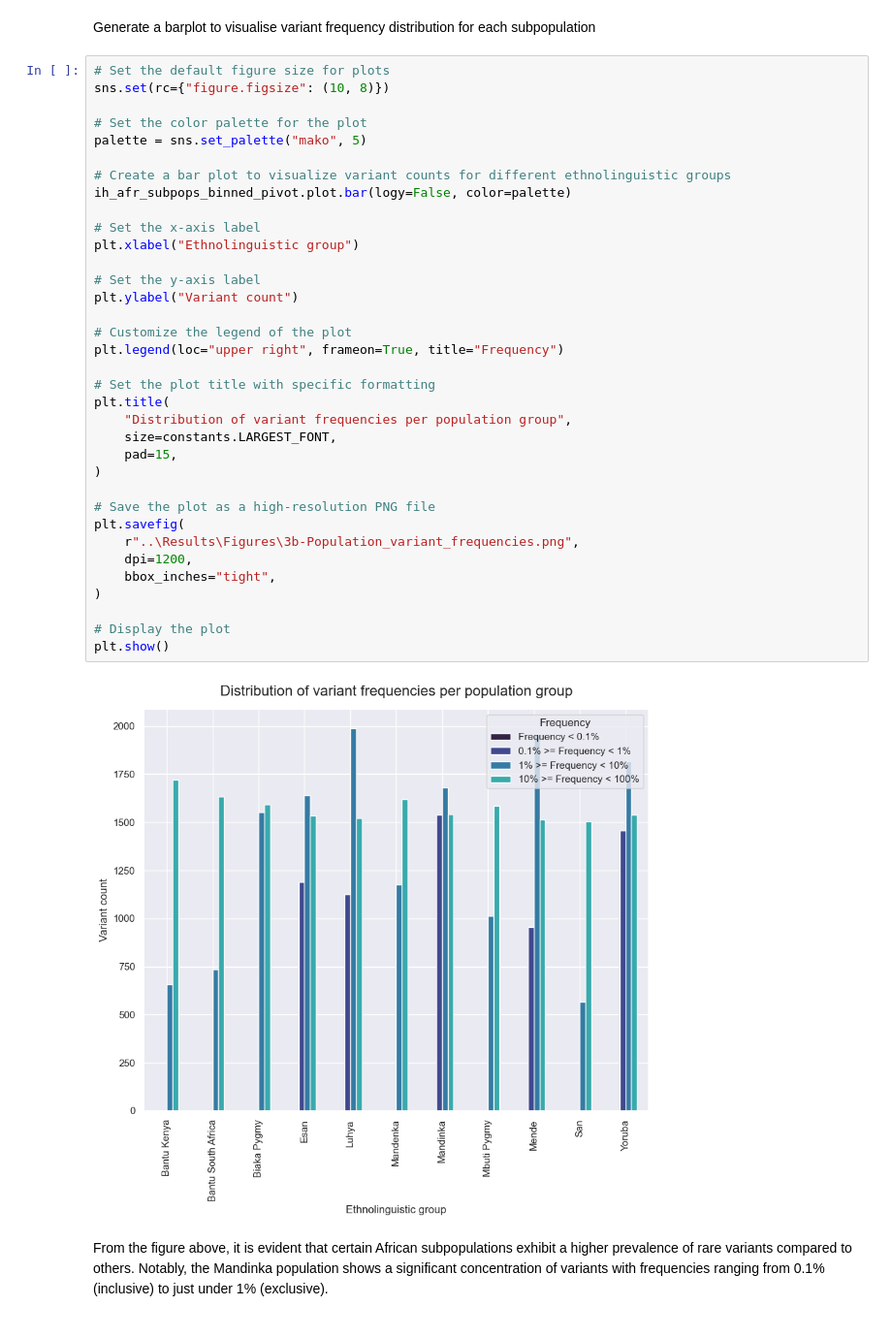
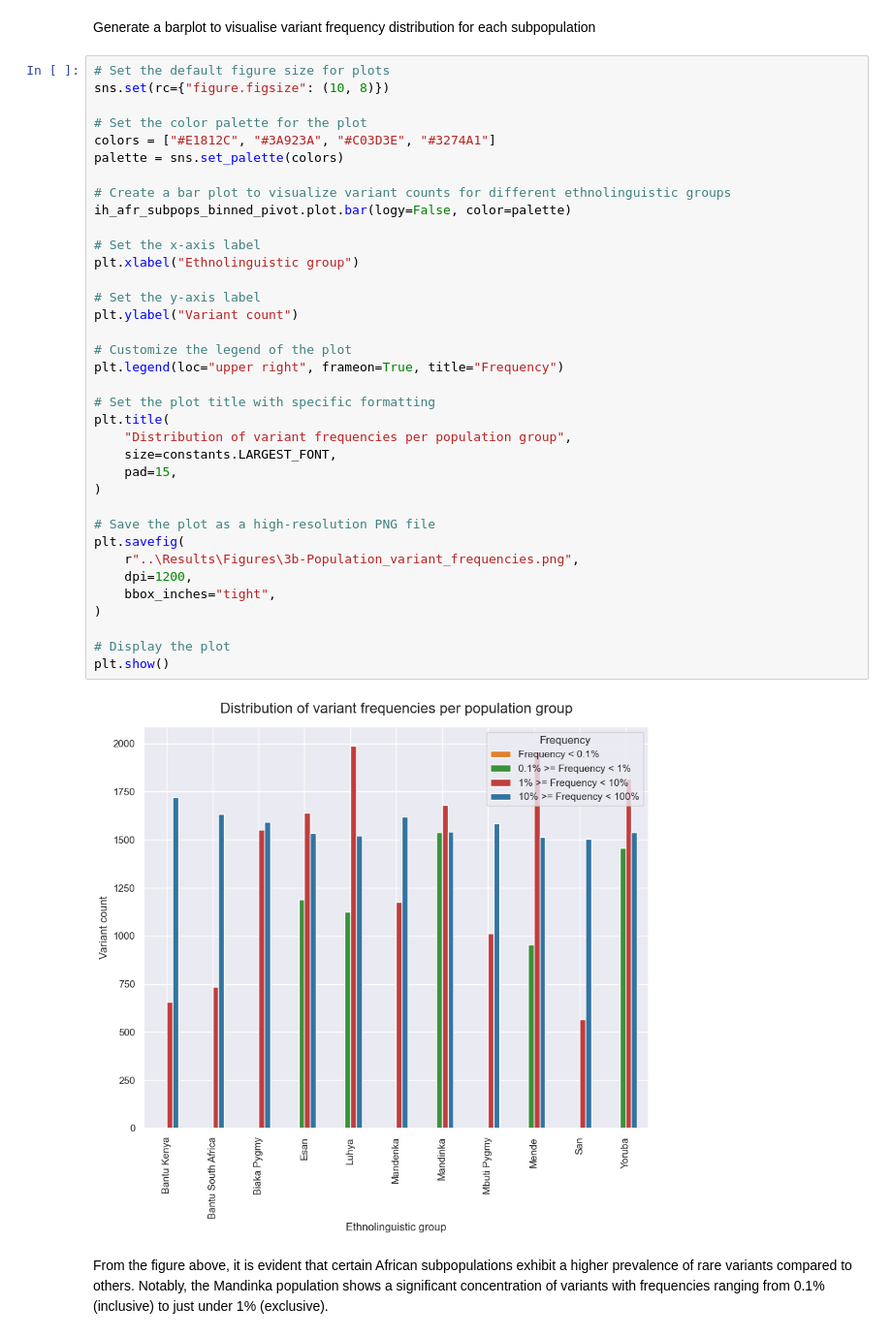
Before and after one commit to MeganHolborn/Genetic_data_analysis, a Jupyter notebook: Notebooks/3-Analysis/3-Rare_variants.ipynb, the cells around one changed output. Shown: that part at 97% size. Drawn from its saved outputs; the diff is of its cells as text.

```diff
--- a/Notebooks/3-Analysis/3-Rare_variants.ipynb
+++ b/Notebooks/3-Analysis/3-Rare_variants.ipynb
@@ -268,38 +265,39 @@ Generate a barplot to visualise variant frequency distribution for each subpopul
 sns.set(rc={"figure.figsize": (10, 8)})
 
 # Set the color palette for the plot
-palette = sns.set_palette("mako", 5)
+colors = ["#E1812C", "#3A923A", "#C03D3E", "#3274A1"]
+palette = sns.set_palette(colors)
 
 # Create a bar plot to visualize variant counts for different ethnolinguistic groups
 ih_afr_subpops_binned_pivot.plot.bar(logy=False, color=palette)
 
 # Set the x-axis label
 plt.xlabel("Ethnolinguistic group")
 
 # Set the y-axis label
 plt.ylabel("Variant count")
 
 # Customize the legend of the plot
 plt.legend(loc="upper right", frameon=True, title="Frequency")
 
 # Set the plot title with specific formatting
 plt.title(
     "Distribution of variant frequencies per population group",
     size=constants.LARGEST_FONT,
     pad=15,
 )
 
 # Save the plot as a high-resolution PNG file
 plt.savefig(
     r"..\Results\Figures\3b-Population_variant_frequencies.png",
     dpi=1200,
     bbox_inches="tight",
 )
 
 # Display the plot
 plt.show()
 # %% [output]
-[figure, old version]
+[figure, new version]
 # %% [markdown]
 From the figure above, it is evident that certain African subpopulations exhibit a higher prevalence of rare variants compared to others. Notably, the Mandinka population shows a significant concentration of variants with frequencies ranging from 0.1% (inclusive) to just under 1% (exclusive).
 # %% [markdown]
```
Also changed, not shown: parts of 2 cells of this notebook, 5 other files.
